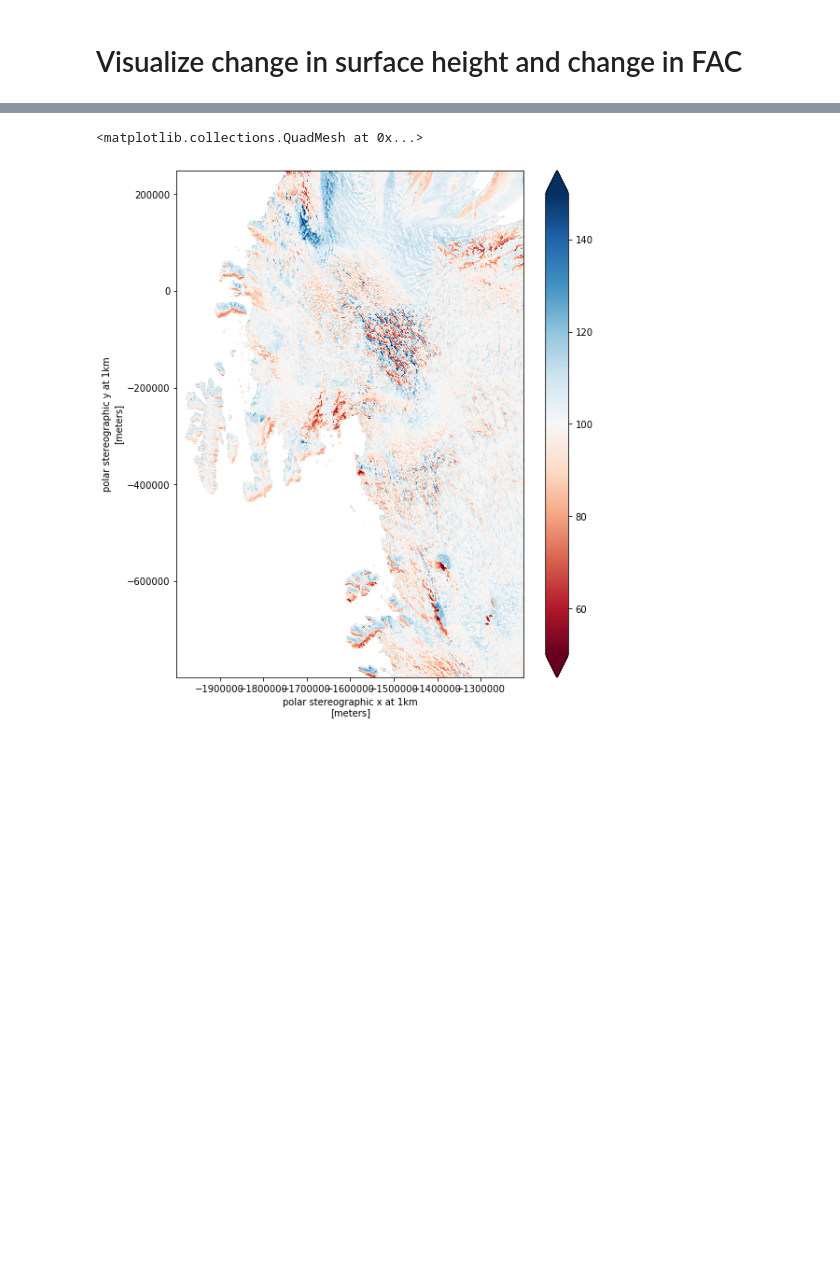
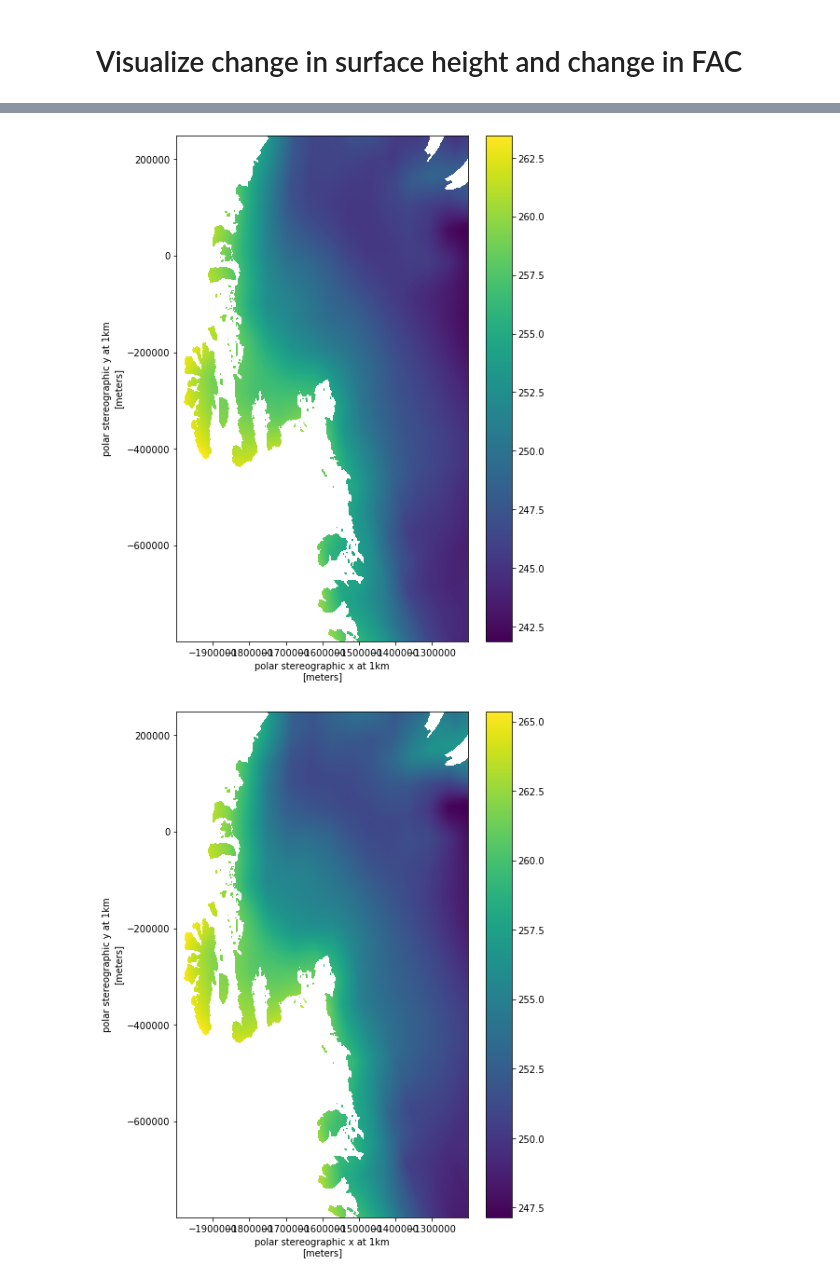
Before and after one commit to EricKeenan/mass-balance, a Jupyter notebook: notebooks/ATL15.ipynb, the cells around one changed output, grey strips where cells are left out. Cells and saved outputs as stored; diff of their text form; code cells hidden in the pictures; blank space fills up the shorter version.

```diff
--- a/notebooks/ATL15.ipynb
+++ b/notebooks/ATL15.ipynb
@@ -143,10 +173,11 @@ Variance Reduction: 8.791785574092238 %
 # %%
-inference = 100 * np.loadtxt("ratio.txt")
-inference = np.reshape(inference, dh_zone.shape)
-inference = xr.DataArray(data=inference, dims=["y", "x"], coords=[dh_zone['y'], dh_zone['x']])
-inference = inference * grounded_mask
-plt.figure(figsize=(25/3, 10))
-inference.plot(cmap=plt.cm.RdBu, vmin=50, vmax=150)
+io = np.loadtxt("inference.txt")
+for j in range(0, io.shape[1]):
+    im = np.reshape(io[:,j], dh_zone.shape)
+    im = xr.DataArray(data=im, dims=["y", "x"], coords=[dh_zone['y'], dh_zone['x']])
+    im = im * grounded_mask
+    plt.figure(figsize=(7, 10))
+    im.plot()
 # %% [output]
-<matplotlib.collections.QuadMesh at 0x...>
-[figure, old version]
+[figure, new version]
+[figure, added]
```
Also changed, not shown: parts of 5 cells of this notebook, 2 other files.
